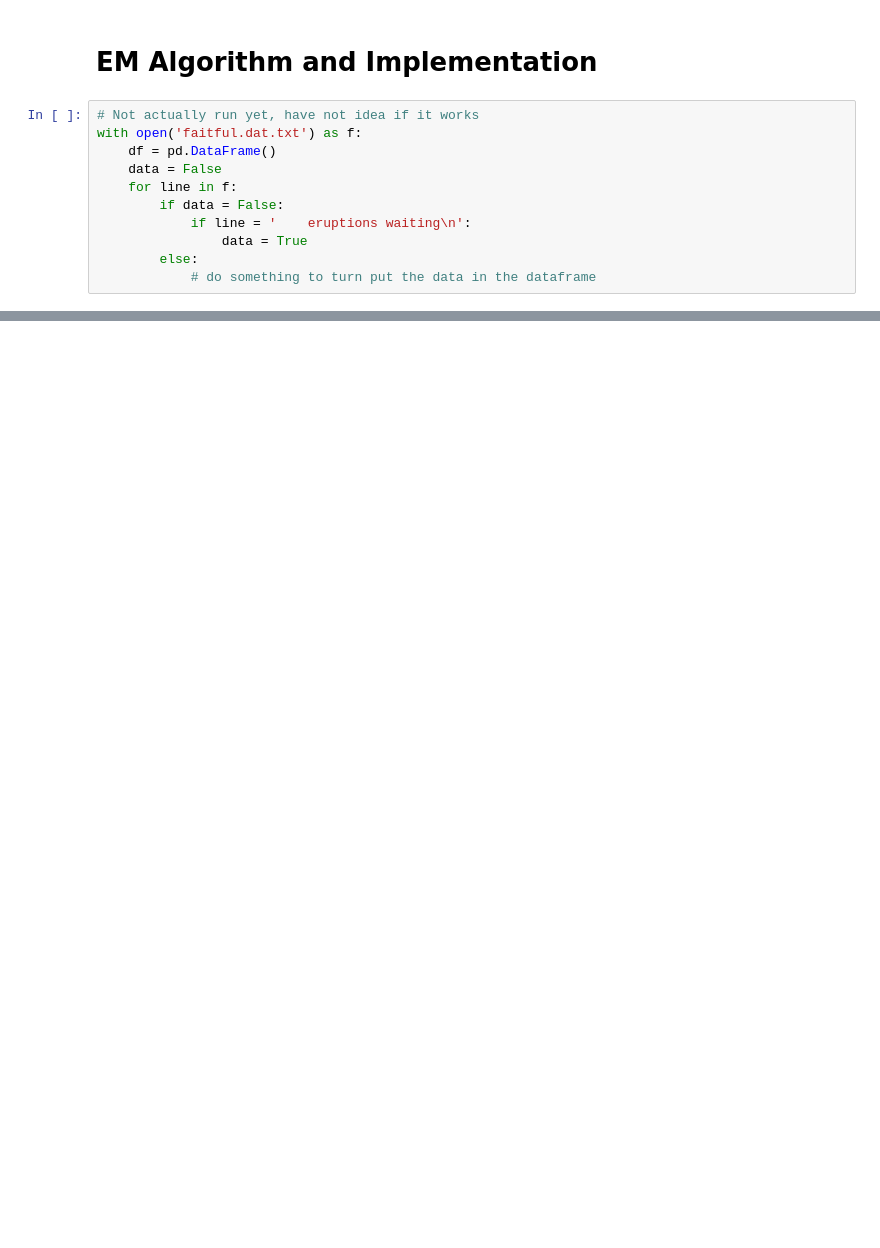
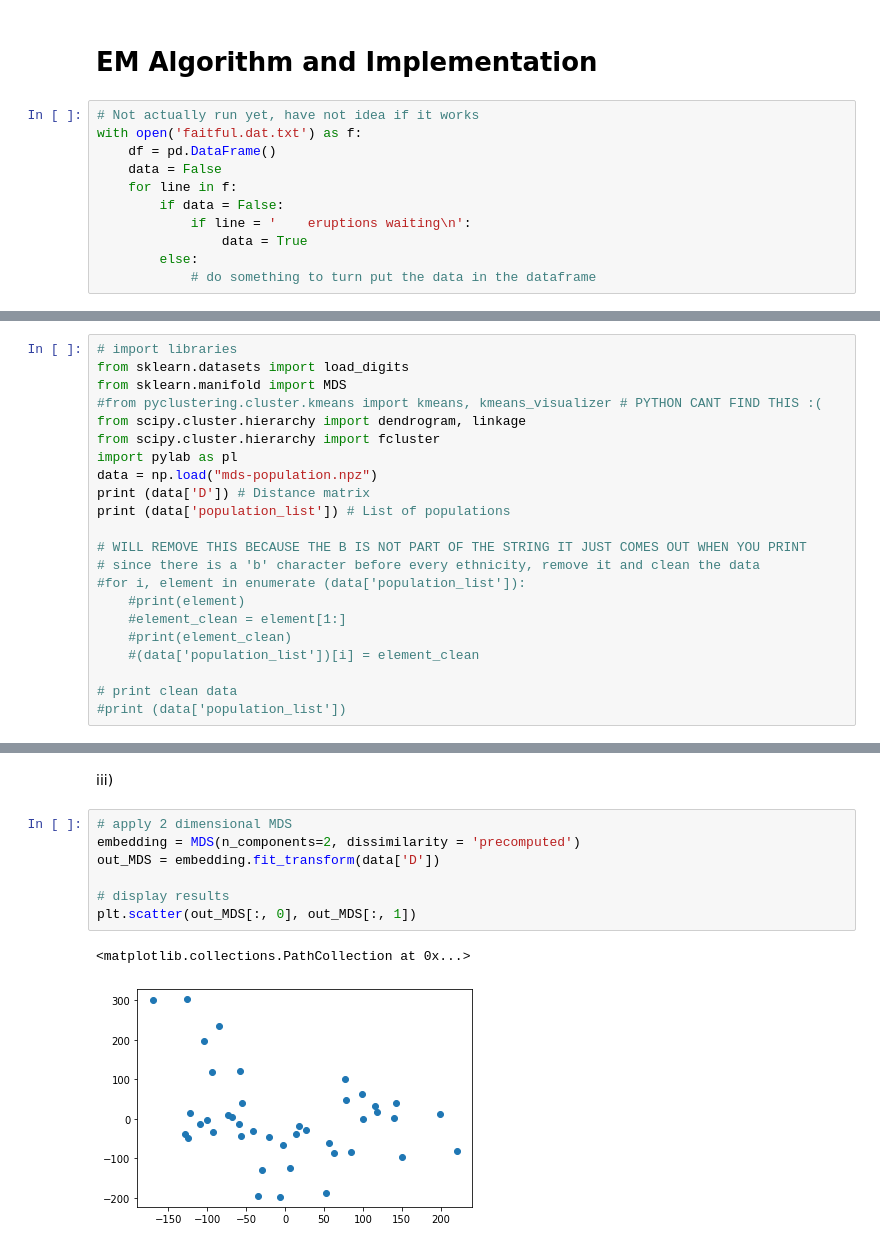
Before and after one commit to simirajpal/Applied-Machine-Learning, a Jupyter notebook: Assignment_3/Homework3_Code.ipynb, the cells around one changed output, grey strips where cells are left out. Cells and saved outputs as stored; diff of their text form; blank space fills up the shorter version.

```diff
--- a/Assignment_3/Homework3_Code.ipynb
+++ b/Assignment_3/Homework3_Code.ipynb
@@ -465,0 +535,22 @@ with open('faitful.dat.txt') as f:
+# %%
+# import libraries
+from sklearn.datasets import load_digits
+from sklearn.manifold import MDS
+#from pyclustering.cluster.kmeans import kmeans, kmeans_visualizer # PYTHON CANT FIND THIS :(
+from scipy.cluster.hierarchy import dendrogram, linkage
+from scipy.cluster.hierarchy import fcluster
+import pylab as pl
+data = np.load("mds-population.npz")
+print (data['D']) # Distance matrix
+print (data['population_list']) # List of populations
+
+# WILL REMOVE THIS BECAUSE THE B IS NOT PART OF THE STRING IT JUST COMES OUT WHEN YOU PRINT
+# since there is a 'b' character before every ethnicity, remove it and clean the data
+#for i, element in enumerate (data['population_list']):
+    #print(element)
+    #element_clean = element[1:]
+    #print(element_clean)
+    #(data['population_list'])[i] = element_clean
+
+# print clean data
+#print (data['population_list'])
@@ -465,0 +610,12 @@ with open('faitful.dat.txt') as f:
+# %% [markdown]
+iii)
+# %%
+# apply 2 dimensional MDS
+embedding = MDS(n_components=2, dissimilarity = 'precomputed')
+out_MDS = embedding.fit_transform(data['D'])
+
+# display results
+plt.scatter(out_MDS[:, 0], out_MDS[:, 1])
+# %% [output]
+<matplotlib.collections.PathCollection at 0x...>
+[figure, added]
```
Also changed, not shown: parts of 35 cells of this notebook, 1 other file.
